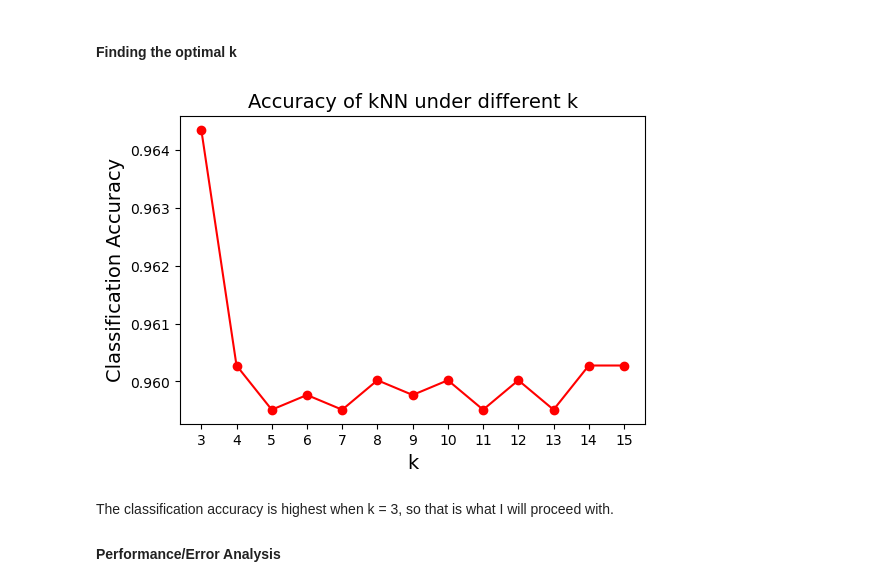
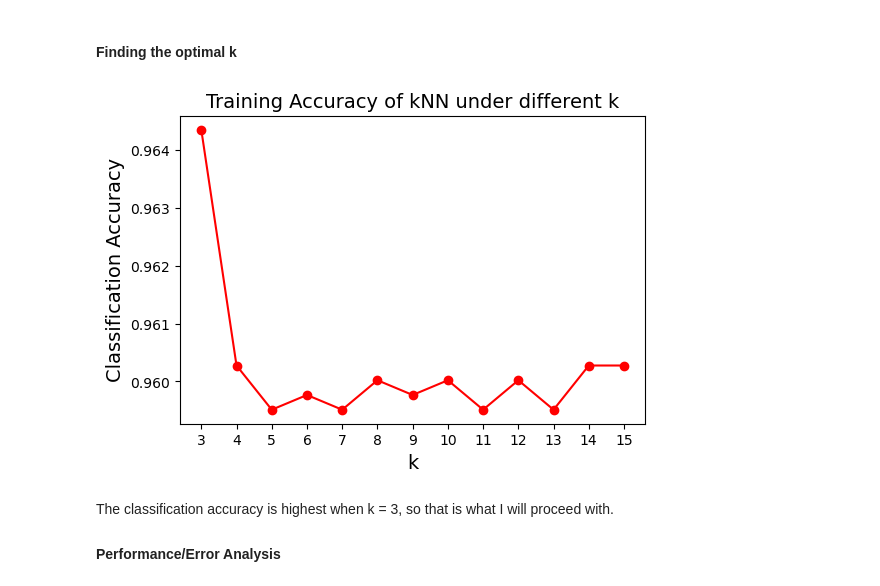
Before and after one commit to kary5678/INDE-577, a Jupyter notebook: supervised-learning/class_exercise_3-31/stroke_classifier.ipynb, the cells around one changed output. Cells and saved outputs as stored; diff of their text form; code cells hidden in the pictures.

```diff
--- a/supervised-learning/class_exercise_3-31/stroke_classifier.ipynb
+++ b/supervised-learning/class_exercise_3-31/stroke_classifier.ipynb
@@ -272,13 +287,13 @@ for k in possible_k:
 # %%
 plt.figure(figsize = (6, 4))
 plt.plot(possible_k, knn_accuracy, color = 'red', marker = "o")
-plt.title("Accuracy of kNN under different k", fontsize = 14)
+plt.title("Training Accuracy of kNN under different k", fontsize = 14)
 plt.xlabel('k', fontsize = 14)
 plt.ylabel('Classification Accuracy', fontsize = 14)
 plt.xticks(possible_k)
 plt.show()
 # %% [output]
-[figure, old version]
+[figure, new version]
 # %% [markdown]
 The classification accuracy is highest when k = 3, so that is what I will proceed with.
 
```
Also changed, not shown: parts of 10 cells of this notebook.
